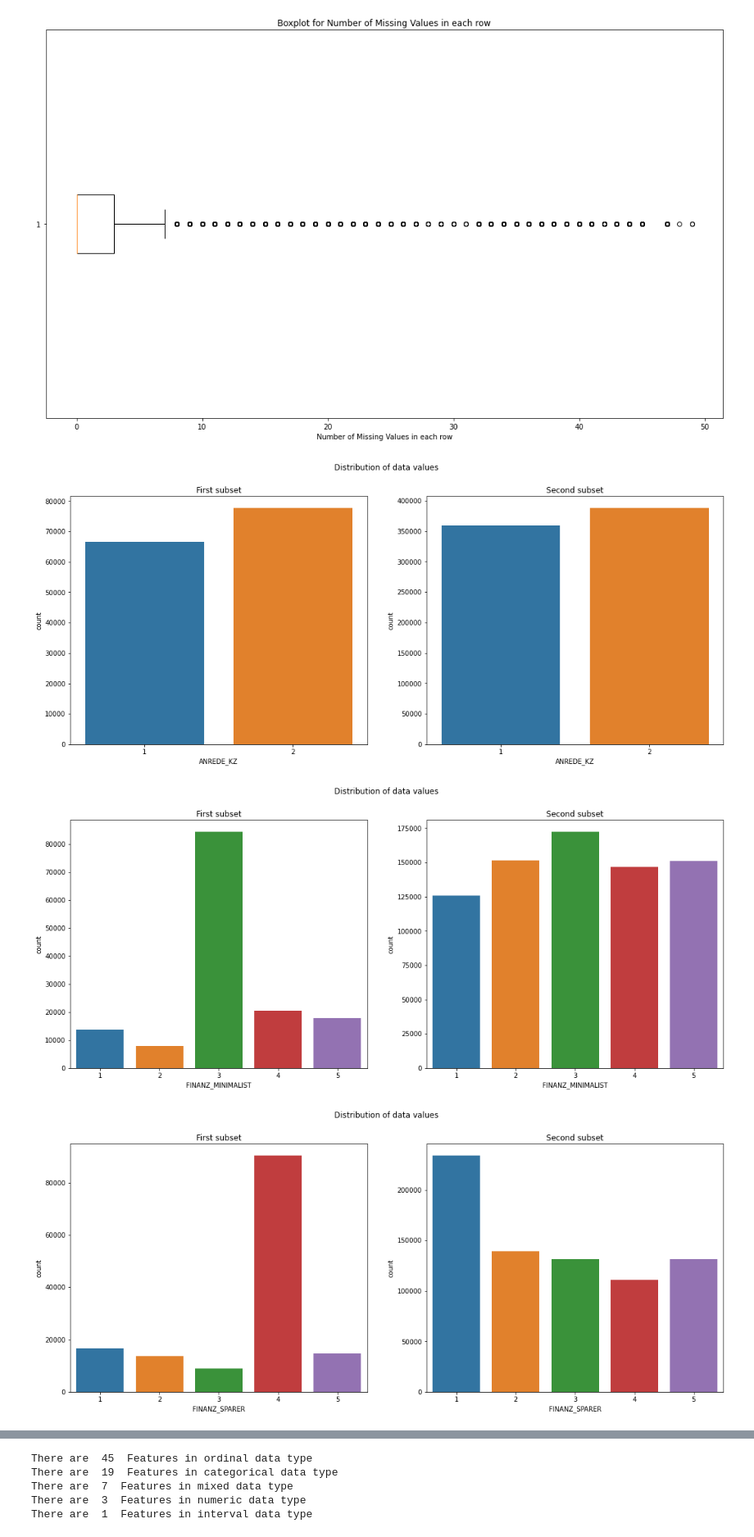
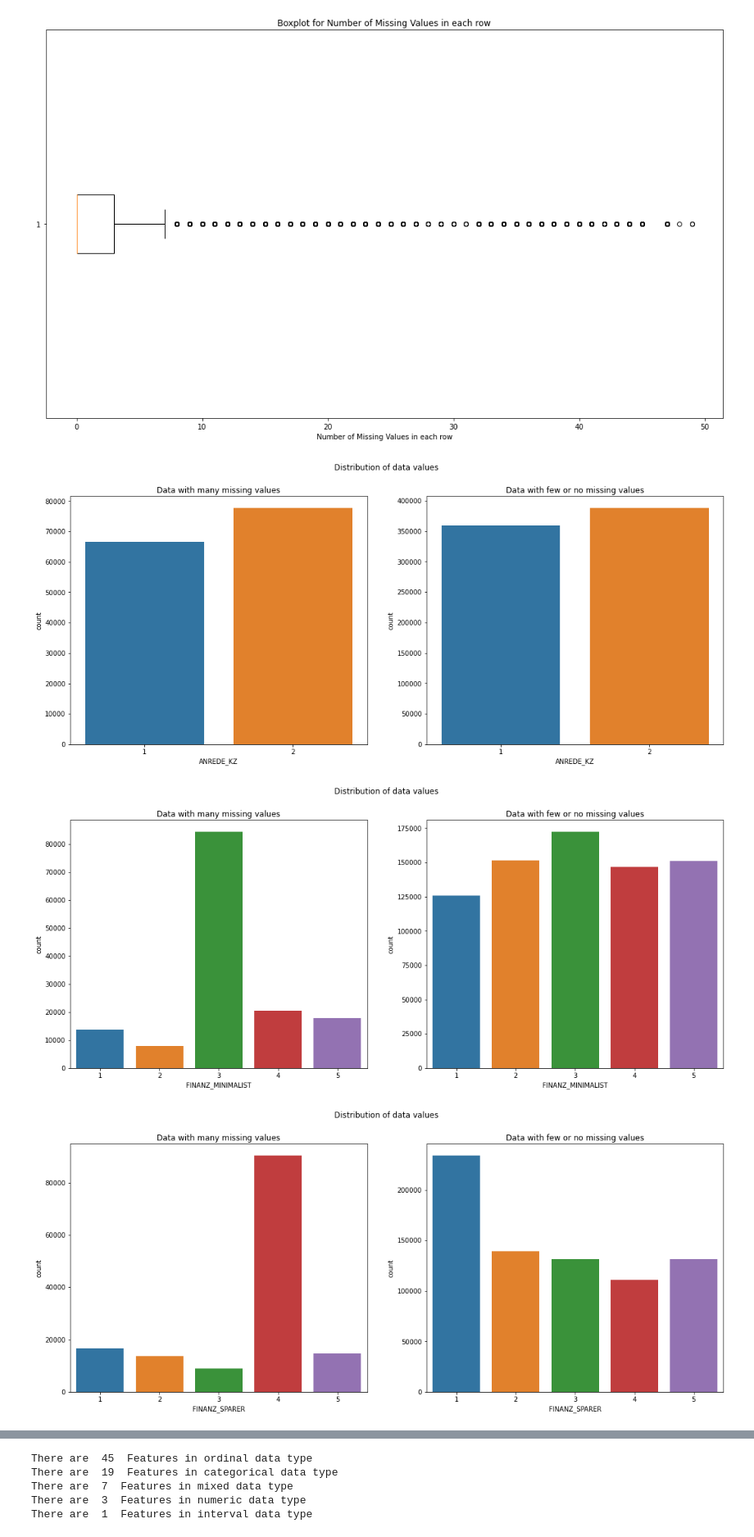
Before and after one commit to mahmodKhaled/Identify-Customer-Segments, a Jupyter notebook: Identify_Customer_Segments.ipynb, the cells around one changed output, grey strips where cells are left out. Shown at 82% size. Saved outputs shown, nothing was run; the diff lists cells and outputs as text; code cells hidden in the pictures.

```diff
--- a/Identify_Customer_Segments.ipynb
+++ b/Identify_Customer_Segments.ipynb
@@ -318,19 +318,19 @@ second_subset = azdias_dropped_columns.loc[azdias_dropped_columns["NAN count"] <
 # %%
 # Compare the distribution of values for at least five columns where there are
 # no or few missing values, between the two subsets.
 def countplot(column_name):
     figure , ax = plt.subplots(1,2)
     figure.suptitle("Distribution of data values")
     figure.set_figheight(7)
     figure.set_figwidth(18)
     sns.countplot(x=column_name, data=first_subset, ax=ax[0])
-    ax[0].set_title("First subset")
+    ax[0].set_title("Data with many missing values")
     sns.countplot(x=column_name, data=second_subset, ax=ax[1])
-    ax[1].set_title("Second subset")
+    ax[1].set_title("Data with few or no missing values")
 columns_names = [col for col, value in zip(proportion_missing_values.index, proportion_missing_values) if value == 0]
 for col in columns_names:
     countplot(col)
 # %% [output]
-[figure, old version]
+[figure, new version]
-[figure, old version]
+[figure, new version]
-[figure, old version]
+[figure, new version]
```
Also changed, not shown: parts of 5 cells of this notebook.
